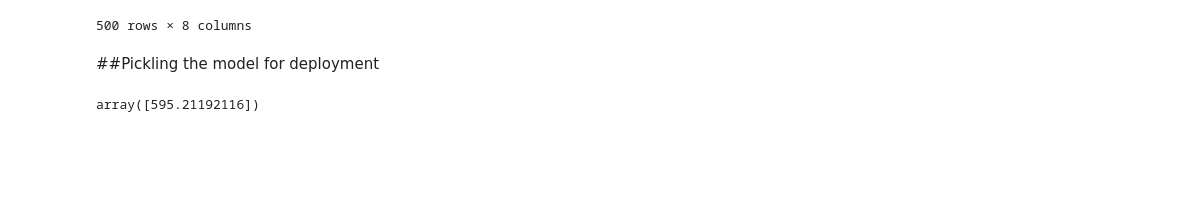
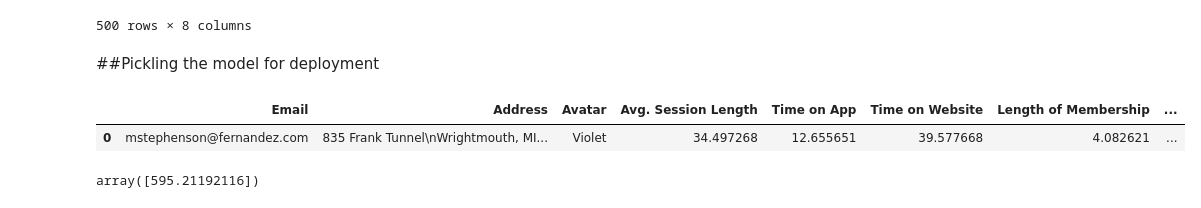
Before and after one commit to sudeshna1991621/Ecommerce_Regrssion, a Jupyter notebook: 02-Linear Regression Project.ipynb, the cells around one changed output. Saved outputs shown, nothing was run; the diff lists cells and outputs as text; code cells hidden in the pictures; blank space fills up the shorter version.

```diff
--- a/02-Linear Regression Project.ipynb
+++ b/02-Linear Regression Project.ipynb
@@ -311,11 +310,18 @@ import pickle
 pickle.dump(lmodel,open('regmodel.pkl','wb',))
 # %%
 pickle_model=pickle.load(open('regmodel.pkl','rb',))
-# %%
-data=X.head(1)
-pickle_model.predict(data)
-# %% [output]
-array([595.21192116])
+# %%
+df.head(1)
+# %% [output]
+|  | Email | Address | Avatar | Avg. Session Length | Time on App | Time on Website | Length of Membership | ... |
+| 0 | mstephenson@fernandez.com | 835 Frank Tunnel\nWrightmouth, MI... | Violet | 34.497268 | 12.655651 | 39.577668 | 4.082621 | ... |
+# %%
+data=X.head(1)
+#data=np.array(["mstephenson@fernandez.com",	"835","Frank Tunnel 82180-9605"	,"Violet","34.497268",	"12.655651",	"39.577668",	"4.082621"	])
+#data=data.reshape(1,-1)
+pickle_model.predict(data)
+# %% [output]
+array([595.21192116])
 # %%
 print(X.head(1))
 df['Yearly Amount Spent'][0]
```
Also changed, not shown: parts of 2 cells of this notebook, 2 other files.
